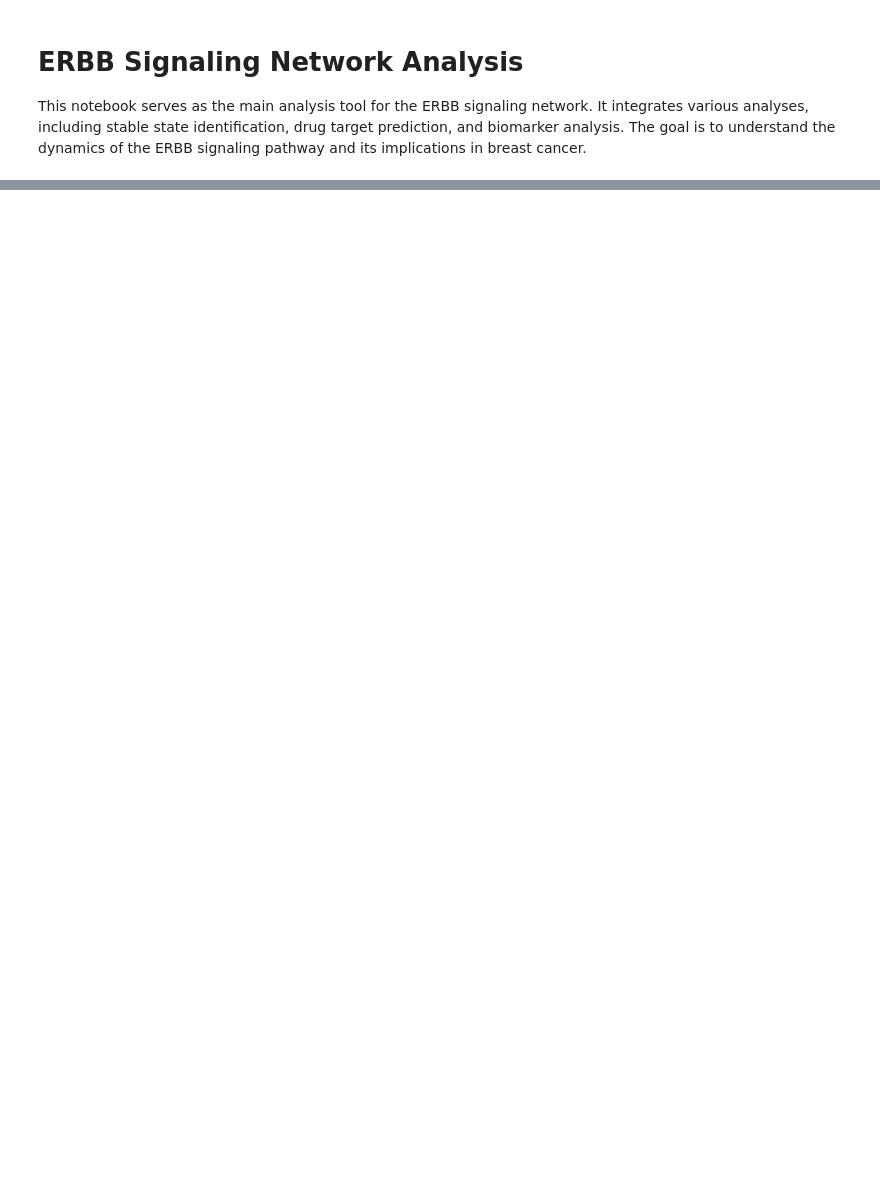
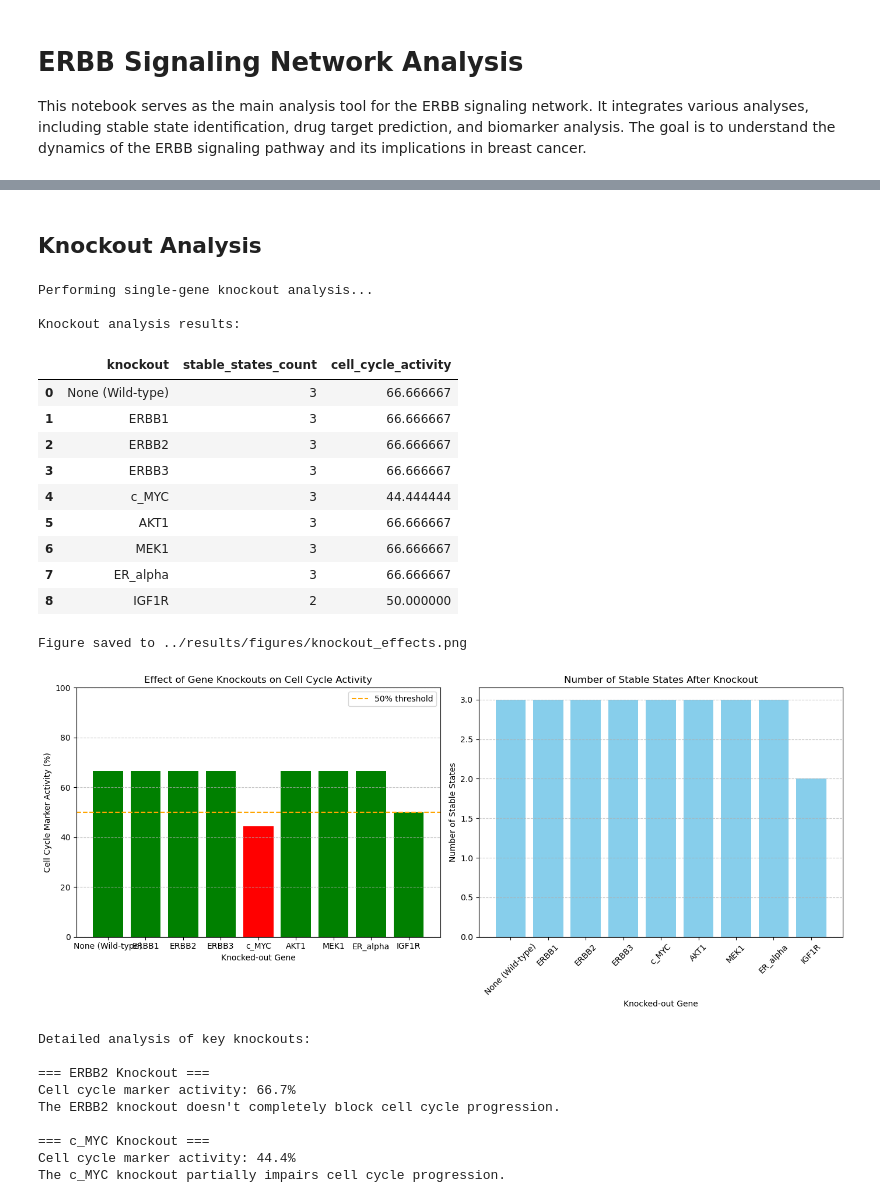
Before and after one commit to rauldd-sys/erbb-signaling-analysis, a Jupyter notebook: notebooks/ERBB_signaling_analysis.ipynb, the cells around one changed output, grey strips where cells are left out. Drawn from its saved outputs; the diff is of its cells as text; code cells hidden in the pictures; blank space fills up the shorter version.

```diff
--- a/notebooks/ERBB_signaling_analysis.ipynb
+++ b/notebooks/ERBB_signaling_analysis.ipynb
@@ -130,0 +177,75 @@ Analysis complete! All results and visualizations have been saved.
+# %% [markdown]
+## Knockout Analysis
+# %%
+# Add import for the knockout analysis
+from src.analysis.knockout_analysis import analyze_knockouts, visualize_knockout_effects
+
+# Define genes to knockout
+genes_to_knockout = ['ERBB1', 'ERBB2', 'ERBB3', 'c_MYC', 'AKT1', 'MEK1', 'ER_alpha', 'IGF1R']
+
+# Define cell cycle markers (genes that indicate cell cycle progression)
+cell_cycle_markers = ['CDK2', 'CDK4', 'CDK6', 'pRB', 'Cyclin_D1', 'Cyclin_E1']
+
+print("\nPerforming single-gene knockout analysis...")
+knockout_results = analyze_knockouts(model, genes_to_knockout, cell_cycle_markers)
+
+# Display results as a table
+print("\nKnockout analysis results:")
+display(knockout_results['dataframe'])
+
+# Visualize the effects of knockouts
+knockout_fig = visualize_knockout_effects(knockout_results)
+save_visualization(knockout_fig, '../results/figures/knockout_effects.png')
+plt.show()
+
+# Detailed analysis of specific knockouts
+print("\nDetailed analysis of key knockouts:")
+
+# ERBB2 knockout analysis
+print("\n=== ERBB2 Knockout ===")
+erbb2_result = knockout_results['dataframe'][knockout_results['dataframe']['knockout'] == 'ERBB2']
+if not erbb2_result.empty:
+    cell_cycle_activity = erbb2_result['cell_cycle_activity'].values[0]
+    print(f"Cell cycle marker activity: {cell_cycle_activity:.1f}%")
+    if cell_cycle_activity < 50:
+        print("The ERBB2 knockout significantly impairs cell cycle progression.")
+    else:
+        print("The ERBB2 knockout doesn't completely block cell cycle progression.")
+
+# c_MYC knockout analysis
+print("\n=== c_MYC Knockout ===")
+cmyc_result = knockout_results['dataframe'][knockout_results['dataframe']['knockout'] == 'c_MYC']
+if not cmyc_result.empty:
+    cell_cycle_activity = cmyc_result['cell_cycle_activity'].values[0]
+    print(f"Cell cycle marker activity: {cell_cycle_activity:.1f}%")
+    if cell_cycle_activity < 30:
+        print("The c_MYC knockout strongly blocks cell cycle progression, supporting Sahin's findings.")
+    elif cell_cycle_activity < 50:
+        print("The c_MYC knockout partially impairs cell cycle progression.")
+    else:
+        print("The c_MYC knockout has limited effect on cell cycle progression in this model.")
+# %% [output]
+Performing single-gene knockout analysis...
+
+Knockout analysis results:
+|  | knockout | stable_states_count | cell_cycle_activity |
+| 0 | None (Wild-type) | 3 | 66.666667 |
+| 1 | ERBB1 | 3 | 66.666667 |
+| 2 | ERBB2 | 3 | 66.666667 |
+| 3 | ERBB3 | 3 | 66.666667 |
+| 4 | c_MYC | 3 | 44.444444 |
+| 5 | AKT1 | 3 | 66.666667 |
+| 6 | MEK1 | 3 | 66.666667 |
+| 7 | ER_alpha | 3 | 66.666667 |
+| 8 | IGF1R | 2 | 50.000000 |
+Figure saved to ../results/figures/knockout_effects.png
+[figure, added]
+Detailed analysis of key knockouts:
+
+=== ERBB2 Knockout ===
+Cell cycle marker activity: 66.7%
+The ERBB2 knockout doesn't completely block cell cycle progression.
+
+=== c_MYC Knockout ===
+Cell cycle marker activity: 44.4%
+The c_MYC knockout partially impairs cell cycle progression.
```
Also changed, not shown: parts of 8 cells of this notebook, 12 other files.
